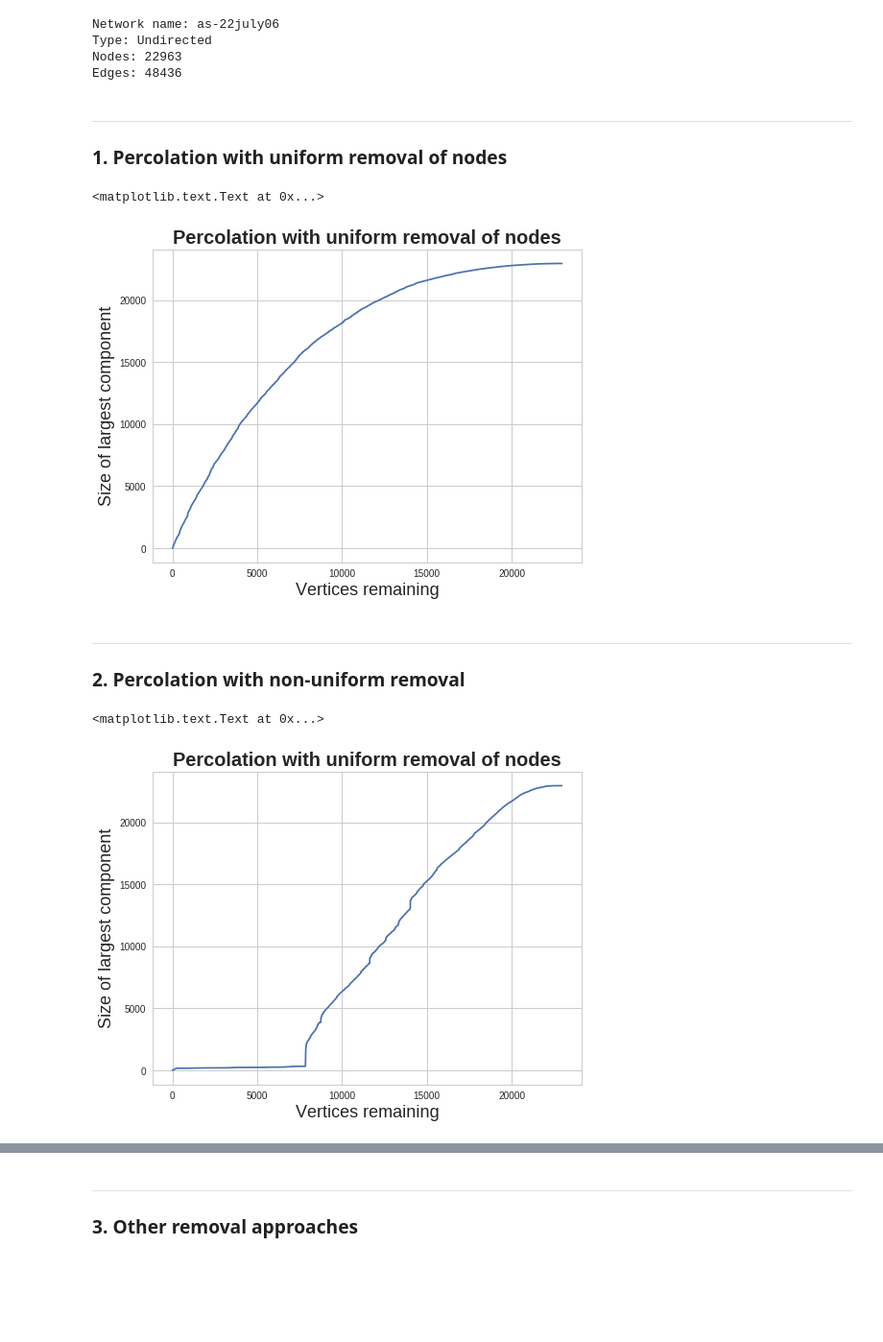
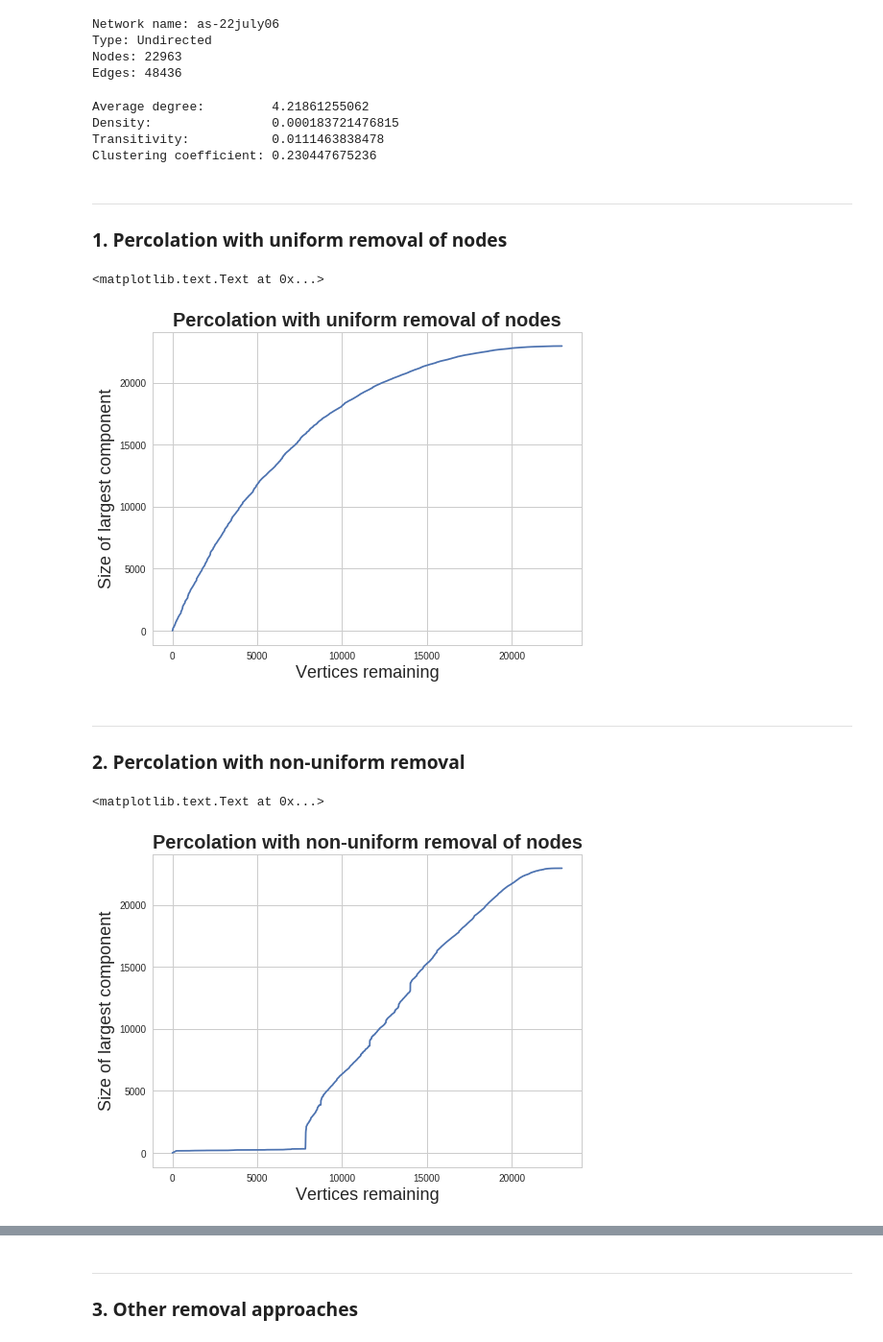
Before and after one commit to DoubleBite/Network-Science-Homeworks, a Jupyter notebook: 作業四/homework.ipynb, the cells around one changed output, grey strips where cells are left out. Shown at 96% size. Drawn from its saved outputs; the diff is of its cells as text; code cells hidden in the pictures; blank space fills up the shorter version.

```diff
--- a/作業四/homework.ipynb
+++ b/作業四/homework.ipynb
@@ -44,6 +45,7 @@ edge_list = G.edges()
 
 # Load network for graph_tool
 g = gt.load_graph(data_gml)
+g.set_fast_edge_removal(fast=True)
 # %%
 # Network properties
 print "Network name: " + network_name
@@ -62,3 +60,14 @@ Edges: 48436
+# %%
+# Network statistics
+print "Average degree:         {0}".format(np.mean(G.degree().values()))
+print "Density:                {0}".format(nx.density(G))
+print "Transitivity:           {0}".format(nx.transitivity(G))
+print "Clustering coefficient: {0}".format(nx.average_clustering(G))
+# %% [output]
+Average degree:         4.21861255062
+Density:                0.000183721476815
+Transitivity:           0.0111463838478
+Clustering coefficient: 0.230447675236
 # %% [markdown]
 ---
 ### 1. Percolation with uniform removal of nodes
@@ -76,12 +85,12 @@ average_sizes = np.mean(sizes_list,axis=0)
 # %%
 plt.figure(figsize=(8,6))
-plt.plot(average_sizes)
+plt.plot(average_size)
 plt.title("Percolation with uniform removal of nodes", fontsize=20, fontweight='bold')
 plt.xlabel("Vertices remaining", fontsize=18)
 plt.ylabel("Size of largest component", fontsize=18)
 # %% [output]
 <matplotlib.text.Text at 0x...>
-[figure, old version]
+[figure, new version]
 # %% [markdown]
 ---
 ### 2. Percolation with non-uniform removal
@@ -91,11 +100,11 @@ sizes2, comp = gt.vertex_percolation(g, targeted_removal_list)
 # %%
 plt.figure(figsize=(8,6))
 plt.plot(sizes2)
-plt.title("Percolation with uniform removal of nodes", fontsize=20, fontweight='bold')
+plt.title("Percolation with non-uniform removal of nodes", fontsize=20, fontweight='bold')
 plt.xlabel("Vertices remaining", fontsize=18)
 plt.ylabel("Size of largest component", fontsize=18)
 # %% [output]
 <matplotlib.text.Text at 0x...>
-[figure, old version]
+[figure, new version]
 # %%
 plt.figure(figsize=(8,6))
```
Also changed, not shown: parts of 25 cells of this notebook.
